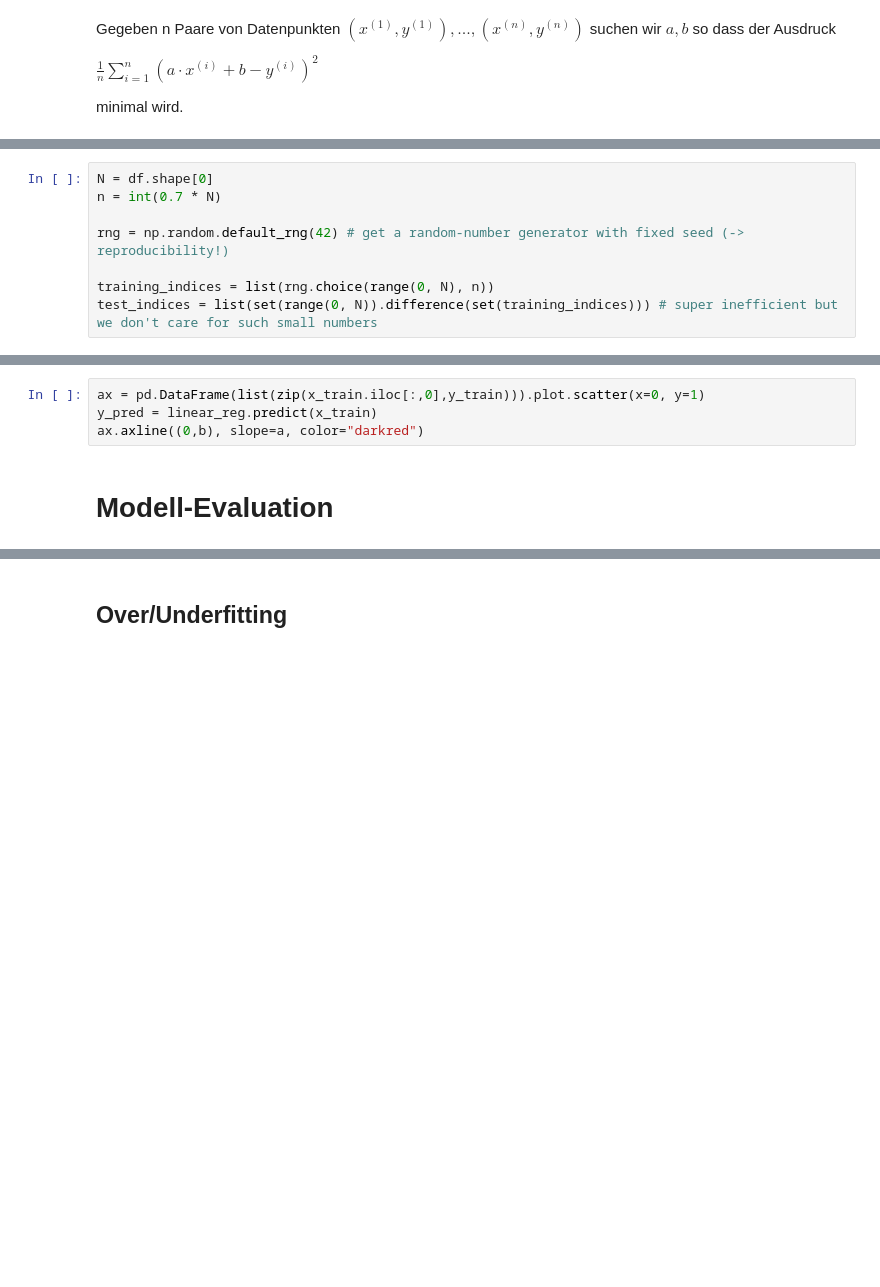
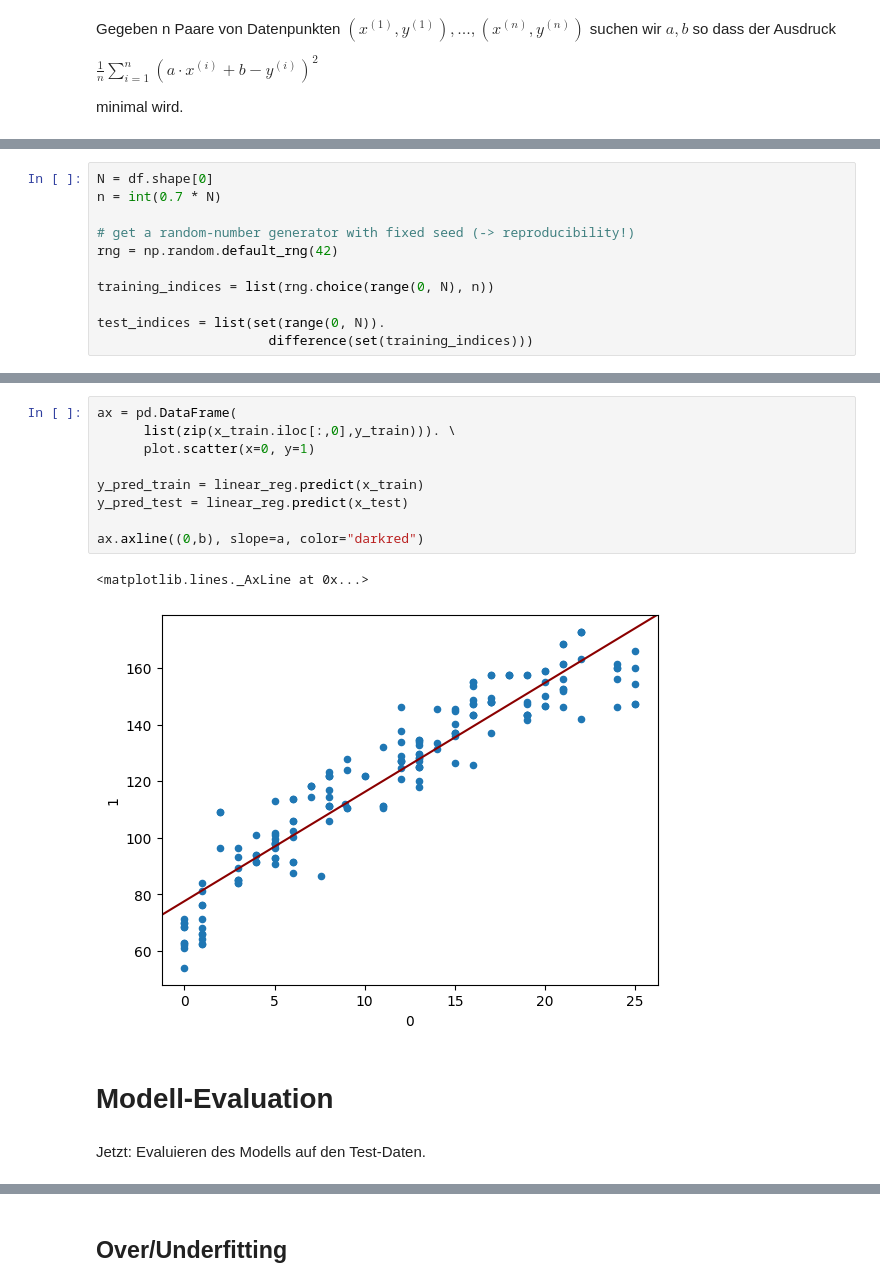
Before and after one commit to mschlund/bike_share, a Jupyter notebook: notebooks/presentation_slides_german.ipynb, the cells around one changed output, grey strips where cells are left out. Cells and saved outputs as stored; diff of their text form; blank space fills up the shorter version.

```diff
--- a/notebooks/presentation_slides_german.ipynb
+++ b/notebooks/presentation_slides_german.ipynb
@@ -40,10 +56,13 @@ minimal wird.
 N = df.shape[0]
 n = int(0.7 * N)
 
-rng = np.random.default_rng(42) # get a random-number generator with fixed seed (-> reproducibility!)
+# get a random-number generator with fixed seed (-> reproducibility!)
+rng = np.random.default_rng(42)
 
 training_indices = list(rng.choice(range(0, N), n))
-test_indices = list(set(range(0, N)).difference(set(training_indices))) # super inefficient but we don't care for such small numbers
+
+test_indices = list(set(range(0, N)).
+                      difference(set(training_indices)))
 # %%
 linear_reg = sklearn.linear_model.LinearRegression()
 
@@ -62,6 +85,16 @@ print(f"a = {a}, b = {b}")
 # %%
-ax = pd.DataFrame(list(zip(x_train.iloc[:,0],y_train))).plot.scatter(x=0, y=1)
-y_pred = linear_reg.predict(x_train)
+ax = pd.DataFrame(
+      list(zip(x_train.iloc[:,0],y_train))). \
+      plot.scatter(x=0, y=1)
+
+y_pred_train = linear_reg.predict(x_train)
+y_pred_test = linear_reg.predict(x_test)
+
 ax.axline((0,b), slope=a, color="darkred")
+# %% [output]
+<matplotlib.lines._AxLine at 0x...>
+[figure, added]
 # %% [markdown]
 # Modell-Evaluation
+# %% [markdown]
+Jetzt: Evaluieren des Modells auf den Test-Daten.
```
Also changed, not shown: parts of 11 cells of this notebook, 1 other file.
